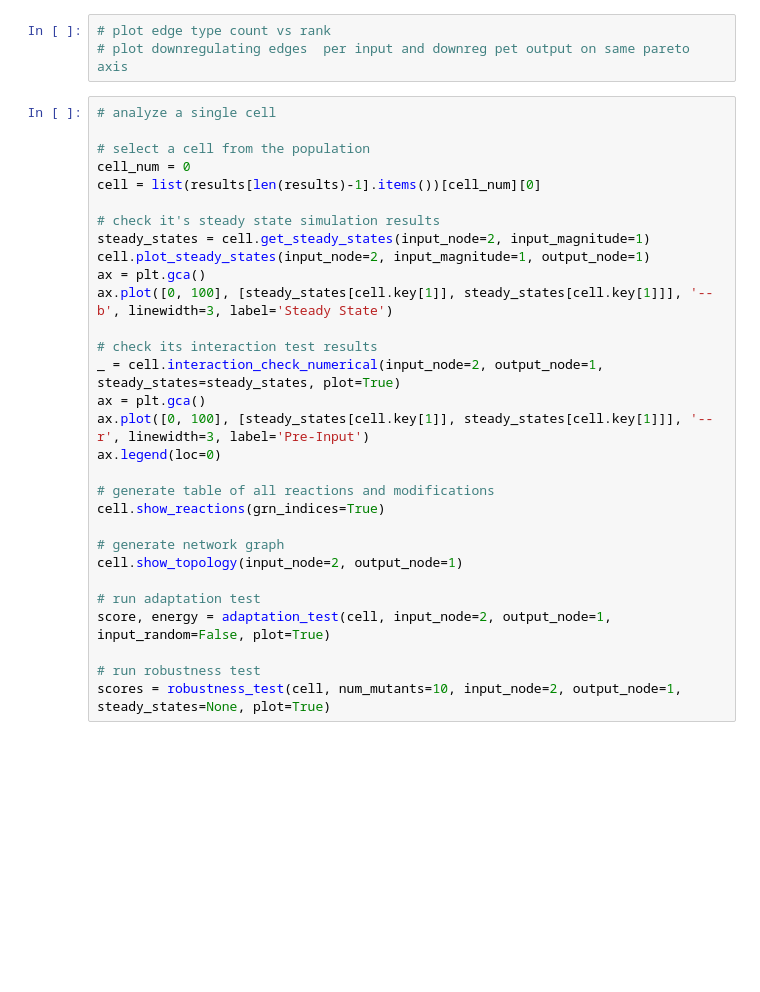
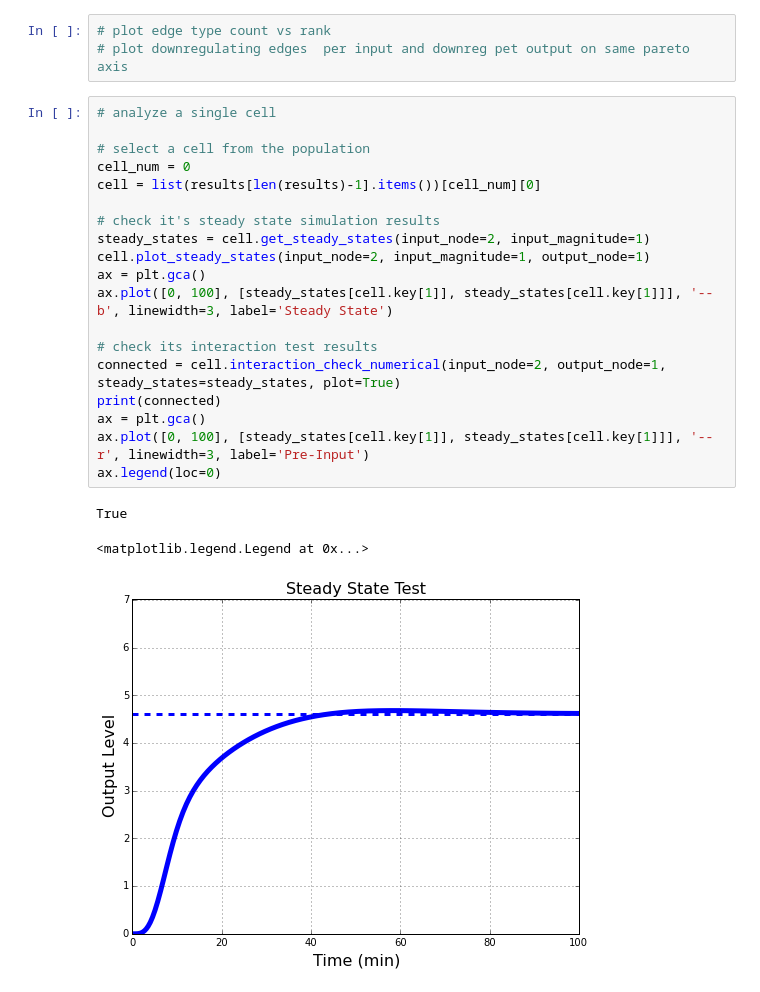
Before and after one commit to sbernasek/evolution_of_grn, a Jupyter notebook: analysis.ipynb, the cells around one changed output. Drawn from its saved outputs; the diff is of its cells as text; blank space fills up the shorter version.

```diff
--- a/analysis.ipynb
+++ b/analysis.ipynb
@@ -68,30 +79,23 @@ plot_multiple_metrics(axes[5], edge_types['CD'], metric_name='catalytic \n degra
 # %%
 # analyze a single cell
 
 # select a cell from the population
 cell_num = 0
 cell = list(results[len(results)-1].items())[cell_num][0]
 
 # check it's steady state simulation results
 steady_states = cell.get_steady_states(input_node=2, input_magnitude=1)
 cell.plot_steady_states(input_node=2, input_magnitude=1, output_node=1)
 ax = plt.gca()
 ax.plot([0, 100], [steady_states[cell.key[1]], steady_states[cell.key[1]]], '--b', linewidth=3, label='Steady State')
 
 # check its interaction test results
-_ = cell.interaction_check_numerical(input_node=2, output_node=1, steady_states=steady_states, plot=True)
+connected = cell.interaction_check_numerical(input_node=2, output_node=1, steady_states=steady_states, plot=True)
+print(connected)
 ax = plt.gca()
 ax.plot([0, 100], [steady_states[cell.key[1]], steady_states[cell.key[1]]], '--r', linewidth=3, label='Pre-Input')
 ax.legend(loc=0)
-
-# generate table of all reactions and modifications
-cell.show_reactions(grn_indices=True)
-
-# generate network graph
-cell.show_topology(input_node=2, output_node=1)
-
-# run adaptation test
-score, energy = adaptation_test(cell, input_node=2, output_node=1, input_random=False, plot=True)
-
-# run robustness test
-scores = robustness_test(cell, num_mutants=10, input_node=2, output_node=1, steady_states=None, plot=True)
+# %% [output]
+True
+<matplotlib.legend.Legend at 0x...>
+[figure, added]
```
Also changed, not shown: parts of 21 cells of this notebook, 3 other files.
